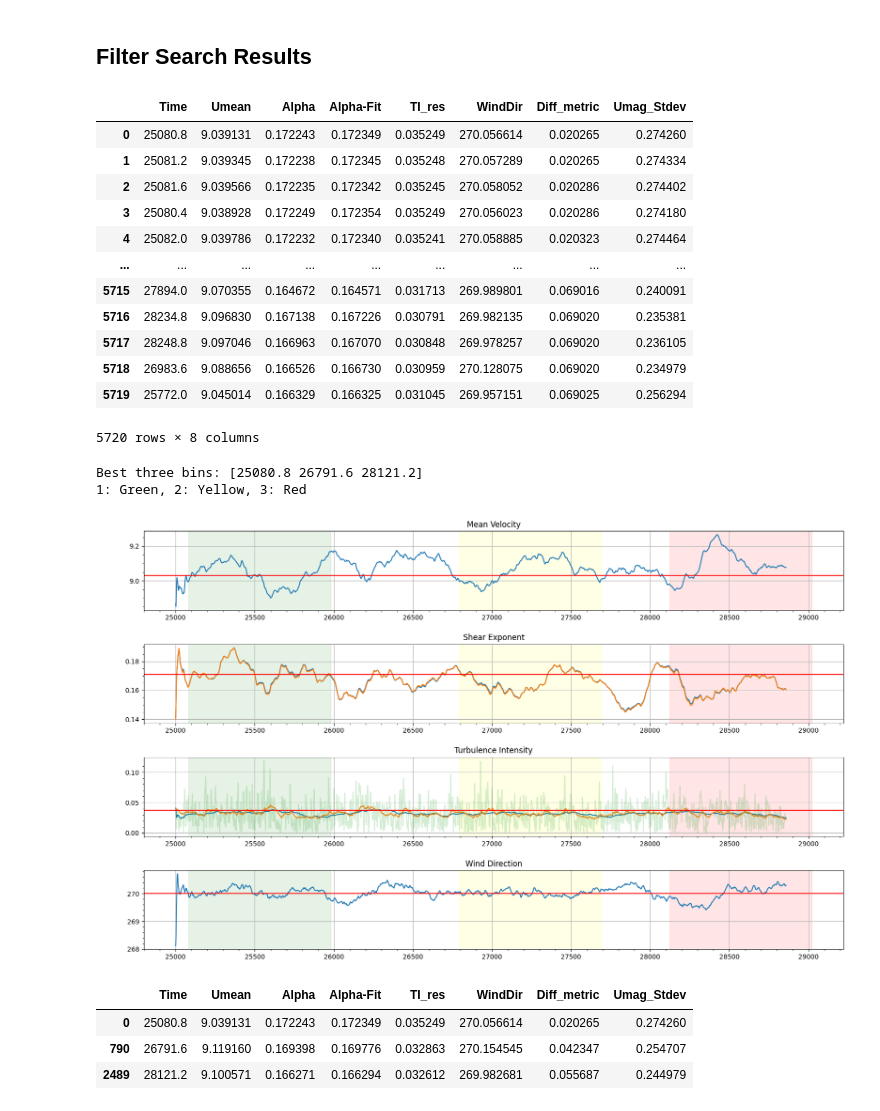
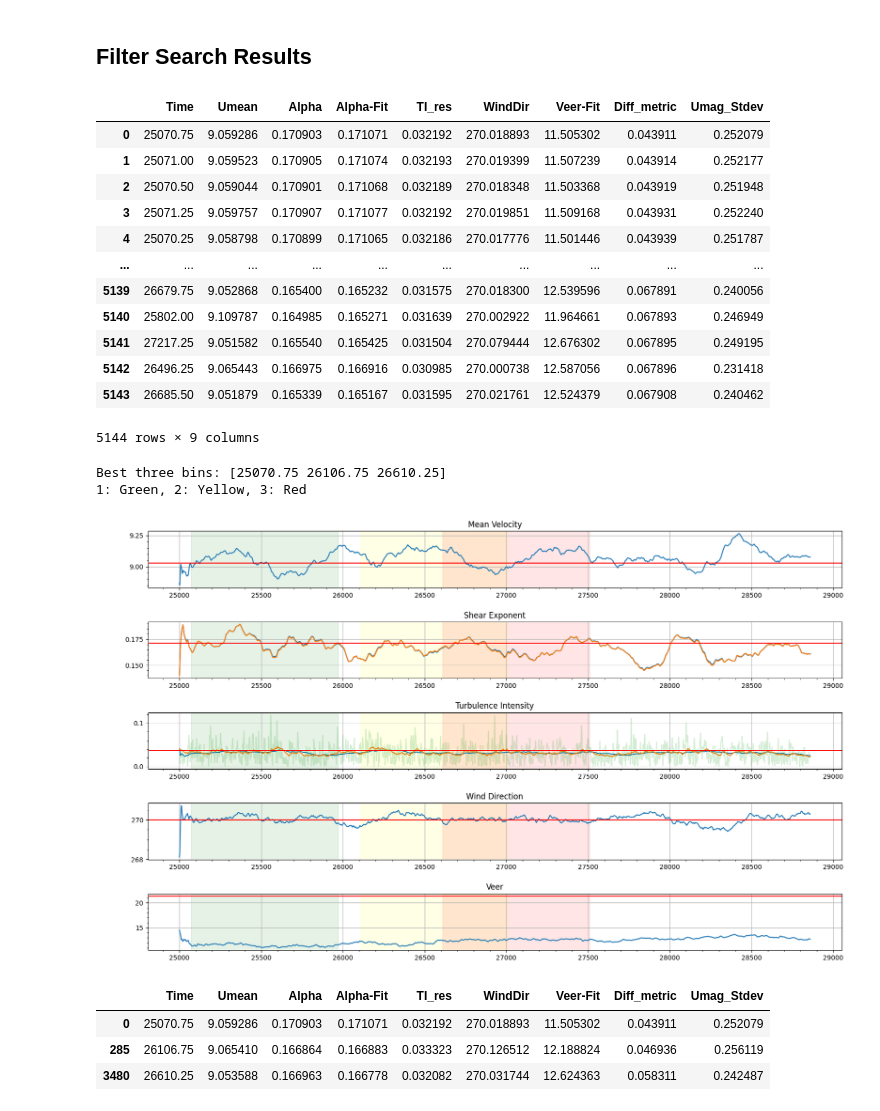
Before and after one commit to lawrenceccheung/ALCC_Frontier_WindFarm, a Jupyter notebook: precursor/MedWS_LowTI/postprocessing/PrecursorSearch_MedWS_LowTI_7x2.ipynb, the cells around one changed output. Cells and saved outputs as stored; diff of their text form; code cells hidden in the pictures.

Commit message:
Added lidar comparison and update time search windows

```diff
--- a/precursor/MedWS_LowTI/postprocessing/PrecursorSearch_MedWS_LowTI_7x2.ipynb
+++ b/precursor/MedWS_LowTI/postprocessing/PrecursorSearch_MedWS_LowTI_7x2.ipynb
@@ -115,7 +112,7 @@ precData['run1']
 #############################################
 prData = precData['run1']
 
-dt = 0.4       # sim output time step
+dt = 0.25       # sim output time step
 it = precData['run1'].Time[0]    # initial time
 nt = len(np.array(prData['Time'][(prData['coordinates[2]']==150.000000)]))  # number of timesteps
 #nt = len(np.array(prData['Time']))
@@ -128,6 +125,7 @@ expU = 9.03
 expShear = 0.171
 expTI = 0.037
 expWS = 270
+expVeer = 21.3
 
 #############################################
 
@@ -173,7 +171,16 @@ for i in range(0,umag_fit.shape[1]):
     alpha_fit[i]  = popt[0]
 
 #hub height wind direction
+veer_fit = np.zeros_like(alpha_inst)
+def veer_fit_fun(x,a,b):
+    return a*x+b
 windDir_hh = 270-np.arctan2(V_hh, U_hh)*180.0/np.pi
+windDir_low = 270-np.arctan2(V_low, U_low)*180.0/np.pi
+windDir_high = 270-np.arctan2(V_high, U_high)*180.0/np.pi
+wind_dir_fit = np.asarray([windDir_low,windDir_hh,windDir_high])
+for i in range(0,wind_dir_fit.shape[1]):
+    popt,pcov  = sp.optimize.curve_fit(veer_fit_fun,z_fit,wind_dir_fit[:,i])
+    veer_fit[i]  = popt[0]*(H_high-H_low)
 
 # Velocity Fluctuations
 Up_low = U_low-np.mean(U_low)
@@ -203,6 +210,7 @@ binout['Alpha']=np.empty(len(binstart))
 binout['Alpha-Fit']=np.empty(len(binstart))
 binout['TI_res']=np.empty(len(binstart))
 binout['WindDir']=np.empty(len(binstart))
+binout['Veer-Fit']=np.empty(len(binstart))
 #binout['TI_k']=np.empty(len(binstart)):w
 
 #binout['TI_long']=np.empty(len(binstart))
@@ -257,6 +265,12 @@ for i,b in enumerate(binstart):
     popt,pcov  = sp.optimize.curve_fit(alpha_fit_fun,z_fit,bin_umag_fit)
     bin_alpha_fit  = popt[0]
 
+    bin_wind_dir_hh = np.mean(270-np.arctan2(bin_V_hh, bin_U_hh)*180.0/np.pi)
+    bin_wind_dir_low = np.mean(270-np.arctan2(bin_V_low, bin_U_low)*180.0/np.pi)
+    bin_wind_dir_high = np.mean(270-np.arctan2(bin_V_high, bin_U_high)*180.0/np.pi)
+    bin_wind_dir_fit = np.asarray([np.mean(bin_wind_dir_low),np.mean(bin_wind_dir_hh),np.mean(bin_wind_dir_high)])
+    popt,pcov  = sp.optimize.curve_fit(veer_fit_fun,z_fit,bin_wind_dir_fit)
+    bin_veer_fit  = popt[0]
 
     bin_Um_hh_mean = np.mean(bin_Um_hh)
     #bin_kTI_mean = np.mean(bin_kTI)
@@ -294,6 +308,7 @@ for i,b in enumerate(binstart):
     binout['Alpha-Fit'][i]=bin_alpha_fit
     binout['TI_res'][i]=bin_kresTI_mean
     binout['WindDir'][i]=bin_wind_dir
+    binout['Veer-Fit'][i]=bin_veer_fit*(H_high-H_low)
     #binout['TI_k'][i]=bin_kTI_mean
     #binout['TI_long'][i]=bin_longTI_mean
     binout['Umag_Stdev'][i]=umag_stdev
@@ -326,9 +341,9 @@ meandiff = np.mean(searchData['Diff_metric'])
 
 # Some values
 maxvel = 10
-minvel = 8
-maxalpha = 0.25
-minti = 0.03
+minvel = 4
+maxalpha = 0.3
+minti = 0.02
 
 searchDataFilt = searchData[(searchData['Diff_metric']<meandiff) & (searchData['Umean']<maxvel) & (searchData['Umean']>minvel) & (searchData['Alpha-Fit']<maxalpha) ] #& (searchData['TI_long']>minti)
 
@@ -336,19 +351,19 @@ searchDataSort = searchDataFilt.sort_values(["Diff_metric"], ascending = (True))
 
 searchDataSort
 # %% [output]
-|  | Time | Umean | Alpha | Alpha-Fit | TI_res | WindDir | Diff_metric | Umag_Stdev |
-| 0 | 25080.8 | 9.039131 | 0.172243 | 0.172349 | 0.035249 | 270.056614 | 0.020265 | 0.274260 |
-| 1 | 25081.2 | 9.039345 | 0.172238 | 0.172345 | 0.035248 | 270.057289 | 0.020265 | 0.274334 |
-| 2 | 25081.6 | 9.039566 | 0.172235 | 0.172342 | 0.035245 | 270.058052 | 0.020286 | 0.274402 |
-| 3 | 25080.4 | 9.038928 | 0.172249 | 0.172354 | 0.035249 | 270.056023 | 0.020286 | 0.274180 |
-| 4 | 25082.0 | 9.039786 | 0.172232 | 0.172340 | 0.035241 | 270.058885 | 0.020323 | 0.274464 |
-| ... | ... | ... | ... | ... | ... | ... | ... | ... |
-| 5715 | 27894.0 | 9.070355 | 0.164672 | 0.164571 | 0.031713 | 269.989801 | 0.069016 | 0.240091 |
-| 5716 | 28234.8 | 9.096830 | 0.167138 | 0.167226 | 0.030791 | 269.982135 | 0.069020 | 0.235381 |
-| 5717 | 28248.8 | 9.097046 | 0.166963 | 0.167070 | 0.030848 | 269.978257 | 0.069020 | 0.236105 |
-| 5718 | 26983.6 | 9.088656 | 0.166526 | 0.166730 | 0.030959 | 270.128075 | 0.069020 | 0.234979 |
-| 5719 | 25772.0 | 9.045014 | 0.166329 | 0.166325 | 0.031045 | 269.957151 | 0.069025 | 0.256294 |
+|  | Time | Umean | Alpha | Alpha-Fit | TI_res | WindDir | Veer-Fit | Diff_metric | Umag_Stdev |
+| 0 | 25070.75 | 9.059286 | 0.170903 | 0.171071 | 0.032192 | 270.018893 | 11.505302 | 0.043911 | 0.252079 |
+| 1 | 25071.00 | 9.059523 | 0.170905 | 0.171074 | 0.032193 | 270.019399 | 11.507239 | 0.043914 | 0.252177 |
+| 2 | 25070.50 | 9.059044 | 0.170901 | 0.171068 | 0.032189 | 270.018348 | 11.503368 | 0.043919 | 0.251948 |
+| 3 | 25071.25 | 9.059757 | 0.170907 | 0.171077 | 0.032192 | 270.019851 | 11.509168 | 0.043931 | 0.252240 |
+| 4 | 25070.25 | 9.058798 | 0.170899 | 0.171065 | 0.032186 | 270.017776 | 11.501446 | 0.043939 | 0.251787 |
+| ... | ... | ... | ... | ... | ... | ... | ... | ... | ... |
+| 5139 | 26679.75 | 9.052868 | 0.165400 | 0.165232 | 0.031575 | 270.018300 | 12.539596 | 0.067891 | 0.240056 |
+| 5140 | 25802.00 | 9.109787 | 0.164985 | 0.165271 | 0.031639 | 270.002922 | 11.964661 | 0.067893 | 0.246949 |
+| 5141 | 27217.25 | 9.051582 | 0.165540 | 0.165425 | 0.031504 | 270.079444 | 12.676302 | 0.067895 | 0.249195 |
+| 5142 | 26496.25 | 9.065443 | 0.166975 | 0.166916 | 0.030985 | 270.000738 | 12.587056 | 0.067896 | 0.231418 |
+| 5143 | 26685.50 | 9.051879 | 0.165339 | 0.165167 | 0.031595 | 270.021761 | 12.524379 | 0.067908 | 0.240462 |
-5720 rows × 8 columns
+5144 rows × 9 columns
 # %%
 tm = 900  #Size of time-windows to average over. Should this also be size of searching window?
 best_sep = tm/2.0 #should this be half of tm?
@@ -359,6 +374,7 @@ plData['Time'] = prT
 plData['Umag'] = Umag_hh
 plData['Alpha'] = alpha_inst
 plData['Alpha-Fit'] = alpha_fit
+plData['Veer-Fit'] = veer_fit
 plData['WindDir'] = windDir_hh
 #plData['TI'] = precTotTI_inst
 plData['TI'] = precResTI_inst
@@ -368,11 +384,12 @@ maData = pd.DataFrame(plData)
 umag_roll = maData['Umag'].rolling(tm,min_periods=1).mean()
 alpha_roll = maData['Alpha'].rolling(tm,min_periods=1).mean()
 alpha_fit_roll = maData['Alpha-Fit'].rolling(tm,min_periods=1).mean()
+veer_fit_roll = maData['Veer-Fit'].rolling(tm,min_periods=1).mean()
 ti_ewa = maData['TI'].ewm(alpha=0.005, adjust=False).mean()
 ti_roll = maData['TI'].rolling(tm,min_periods=1).mean()
 windDir_roll = maData['WindDir'].rolling(tm,min_periods=1).mean()
 
-fig, ax = plt.subplots(4,1, figsize=(16, 10))
+fig, ax = plt.subplots(5,1, figsize=(16, 10))
 
 ax[0].plot(prT,umag_roll)
 ax[1].plot(prT,alpha_roll)
@@ -381,6 +398,7 @@ ax[2].plot(prT,ti_roll)
 ax[2].plot(prT,ti_ewa)
 ax[2].plot(prT,maData['TI'],alpha=0.2)
 ax[3].plot(prT,windDir_roll)
+ax[4].plot(prT,veer_fit_roll)
 
 cbest = np.array([searchDataSort['Time'][0]])
 c = 0
@@ -402,39 +420,41 @@ for i,s in enumerate(searchDataSort['Time']):
         if((cond1 & cond2) | (cond3 & cond4)):
             cbest = np.append(cbest,searchDataSort['Time'][i])
             c = c + 1
         if(c>=2):
             break
 
 
 print("Best three bins: " + str(cbest))
 print("1: Green, 2: Yellow, 3: Red")
 
 for i,a in enumerate(ax):
     a.axvspan(cbest[0], cbest[0]+bin_size, alpha=0.1, color='green')
     a.axvspan(cbest[1], cbest[1]+bin_size, alpha=0.1, color='yellow')
     a.axvspan(cbest[2], cbest[2]+bin_size, alpha=0.1, color='red')
 
 
 #Plot Target parameters
 ax[0].axhline(y=expU,color='r')
 ax[1].axhline(y=expShear,color='r')
 ax[2].axhline(y=expTI,color='r')
 ax[3].axhline(y=expWS,color='r')
+ax[4].axhline(y=expVeer,color='r')
 
 ax[0].set_title("Mean Velocity")
 ax[1].set_title("Shear Exponent")
 ax[2].set_title("Turbulence Intensity")
 ax[3].set_title("Wind Direction")
+ax[4].set_title("Veer")
 
 showplot(0,0)
 # %% [output]
-Best three bins: [25080.8 26791.6 28121.2]
+Best three bins: [25070.75 26106.75 26610.25]
 1: Green, 2: Yellow, 3: Red
-[figure, old version]
+[figure, new version]
 # %%
 searchDataSort[searchDataSort['Time'].isin(cbest)]
 # %% [output]
-|  | Time | Umean | Alpha | Alpha-Fit | TI_res | WindDir | Diff_metric | Umag_Stdev |
-| 0 | 25080.8 | 9.039131 | 0.172243 | 0.172349 | 0.035249 | 270.056614 | 0.020265 | 0.274260 |
-| 790 | 26791.6 | 9.119160 | 0.169398 | 0.169776 | 0.032863 | 270.154545 | 0.042347 | 0.254707 |
-| 2489 | 28121.2 | 9.100571 | 0.166271 | 0.166294 | 0.032612 | 269.982681 | 0.055687 | 0.244979 |
+|  | Time | Umean | Alpha | Alpha-Fit | TI_res | WindDir | Veer-Fit | Diff_metric | Umag_Stdev |
+| 0 | 25070.75 | 9.059286 | 0.170903 | 0.171071 | 0.032192 | 270.018893 | 11.505302 | 0.043911 | 0.252079 |
+| 285 | 26106.75 | 9.065410 | 0.166864 | 0.166883 | 0.033323 | 270.126512 | 12.188824 | 0.046936 | 0.256119 |
+| 3480 | 26610.25 | 9.053588 | 0.166963 | 0.166778 | 0.032082 | 270.031744 | 12.624363 | 0.058311 | 0.242487 |
```
Also changed, not shown: parts of 3 cells of this notebook, 1 other file.
